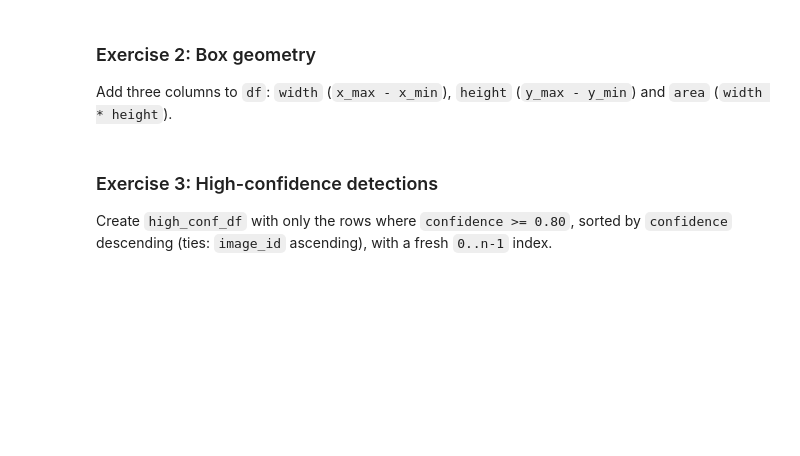
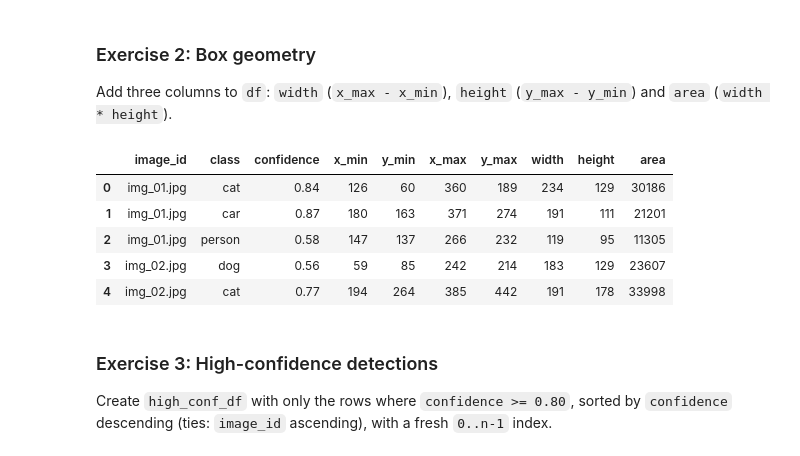
Before and after one commit to imgabrielas/How-To-Make-ML, a Jupyter notebook: Practice, practice, practice/Practice_session_01.ipynb, the cells around one changed output. Saved outputs shown, nothing was run; the diff lists cells and outputs as text; code cells hidden in the pictures; blank space fills up the shorter version.

```diff
--- a/Practice, practice, practice/Practice_session_01.ipynb
+++ b/Practice, practice, practice/Practice_session_01.ipynb
@@ -102,6 +127,18 @@ Convert `predictions` into a DataFrame called `df` and `ground_truth` into a Dat
 Add three columns to `df`: `width` (`x_max - x_min`), `height` (`y_max - y_min`) and `area` (`width * height`).
 # %%
 # your code here
+df['width'] = df['x_max'] - df['x_min']
+df['height'] = df['y_max'] - df['y_min']
+df['area'] = df['width'] * df['height']
+
+df.head()
+# %% [output]
+|  | image_id | class | confidence | x_min | y_min | x_max | y_max | width | height | area |
+| 0 | img_01.jpg | cat | 0.84 | 126 | 60 | 360 | 189 | 234 | 129 | 30186 |
+| 1 | img_01.jpg | car | 0.87 | 180 | 163 | 371 | 274 | 191 | 111 | 21201 |
+| 2 | img_01.jpg | person | 0.58 | 147 | 137 | 266 | 232 | 119 | 95 | 11305 |
+| 3 | img_02.jpg | dog | 0.56 | 59 | 85 | 242 | 214 | 183 | 129 | 23607 |
+| 4 | img_02.jpg | cat | 0.77 | 194 | 264 | 385 | 442 | 191 | 178 | 33998 |
 # %% [markdown]
 ### Exercise 3: High-confidence detections
 
```
Also changed, not shown: parts of 15 cells of this notebook, 1 other file.
